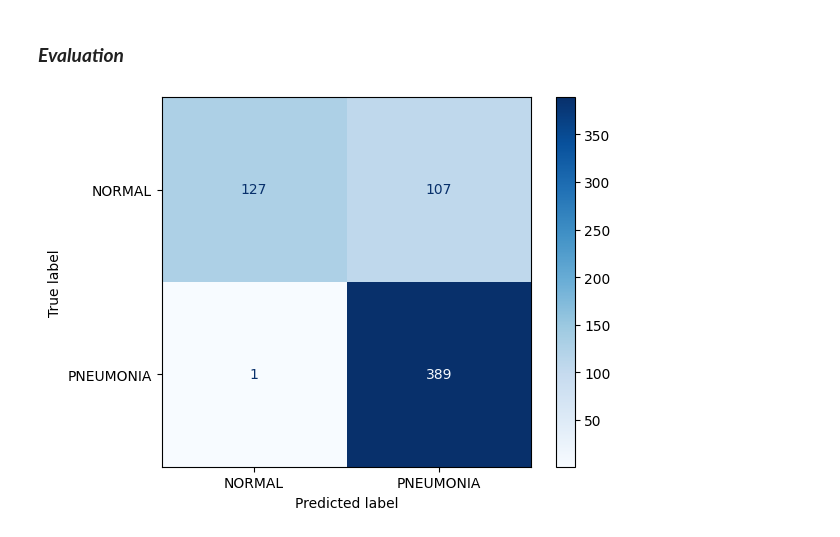
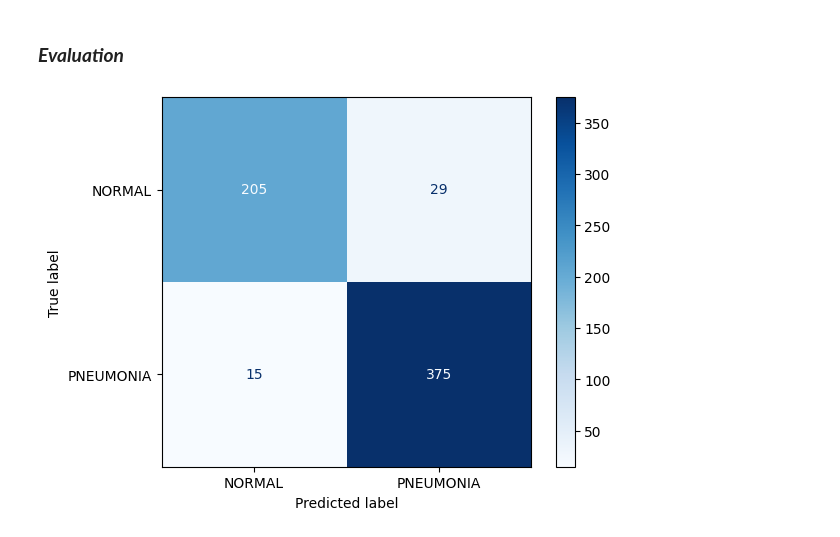
Before and after one commit to Finn-Rehm/ChestXRay_Pneumonia_Detection, a Jupyter notebook: notebooks/model_train_predict.ipynb, the cells around one changed output. Saved outputs shown, nothing was run; the diff lists cells and outputs as text; code cells hidden in the pictures.

```diff
--- a/notebooks/model_train_predict.ipynb
+++ b/notebooks/model_train_predict.ipynb
@@ -119,0 +61,2 @@ The problem here is the lack of computing power to be able to optimise the param
+# %%
+device = torch_directml.device()  # or torch.device("cuda") for NVIDIA, "cpu" as fallback
@@ -121,10 +95,10 @@ The problem here is the lack of computing power to be able to optimise the param
 ### **_Train Model_**
 # %%
 min_val_loss = float('inf')
-early_stop = 4
-epochs = 10
-learning_rate = 0.00005
-weights = torch.tensor([1.5, 1.0])  # Increases weight for ‘NORMAL’ class
+early_stop = 10
+epochs = 20
+learning_rate = 0.0001
+weights = torch.tensor([1.0, 1.0], device=device)  # Increases weight for ‘NORMAL’ class
 
 criterion = CrossEntropyLoss(weight=weights)
 optimizer = optim.Adam(model.parameters(), lr=learning_rate)
@@ -133,17 +107,22 @@ scheduler = optim.lr_scheduler.ReduceLROnPlateau(optimizer, mode='min', factor=0
 for epoch in range(epochs):
     model.train()
     for x_batch, y_batch in train_loader:
+        x_batch = x_batch.to(device)
+        y_batch = y_batch.to(device)
+
         optimizer.zero_grad()
         outputs = model(x_batch)
         loss = criterion(outputs, y_batch)
         loss.backward()
         optimizer.step()
 
-    # === Validierung ===
     model.eval()
     val_losses = []
     with torch.no_grad():
         for x_batch, y_batch in val_loader:
+            x_batch = x_batch.to(device)
+            y_batch = y_batch.to(device)
+
             outputs = model(x_batch)
             val_losses.append(criterion(outputs, y_batch).item())
 
@@ -158,6 +137,14 @@ for epoch in range(epochs):
 
     print(f"Epoch {epoch+1}/{epochs}, Validation Loss: {val_loss:.4f}")
 
+
+    if epoch == 5:
+        for param in model.base.parameters():
+            param.requires_grad = True
+        optimizer = optim.Adam(model.parameters(), lr=1e-5)  # Smaller LR for Fine-Tuning
+
+
+
     if early_stop_count >= early_stop:
         print("Early stopping!")
         break
@@ -179,6 +177,9 @@ correct = 0
 total = 0
 with torch.no_grad():
     for x_batch, y_batch in test_loader:
+        x_batch = x_batch.to(device)
+        y_batch = y_batch.to(device)
+
         outputs = model(x_batch)
         _, predicted = torch.max(outputs, 1)
         total += y_batch.size(0)
@@ -201,21 +193,24 @@ DenseBased: Test Accuracy: 80.29%
 # %%
 y_true = []
 y_pred = []
 
 model.eval()
 with torch.no_grad():
     for x_batch, y_batch in test_loader:
+        x_batch = x_batch.to(device)
+        y_batch = y_batch.to(device)
+
         outputs = model(x_batch)
         _, predicted = torch.max(outputs, 1)
         y_true.extend(y_batch.cpu().numpy())
         y_pred.extend(predicted.cpu().numpy())
 
 cm = confusion_matrix(y_true, y_pred)
 disp = ConfusionMatrixDisplay(confusion_matrix=cm, display_labels=["NORMAL", "PNEUMONIA"])
 disp.plot(cmap=plt.cm.Blues)
 plt.show()
 # %% [output]
-[figure, old version]
+[figure, new version]
 # %%
 print(classification_report(y_true, y_pred, target_names=["NORMAL", "PNEUMONIA"]))
 # %% [output]
```
Also changed, not shown: parts of 20 cells of this notebook, 2 other files.
